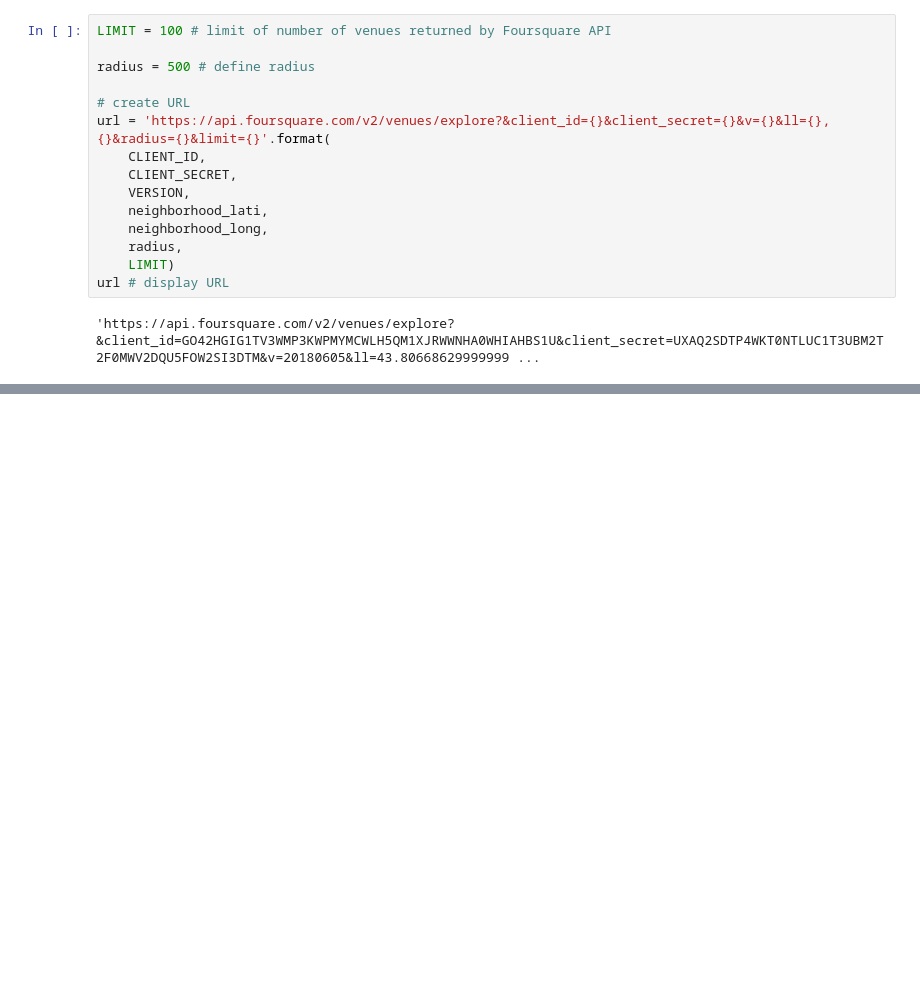
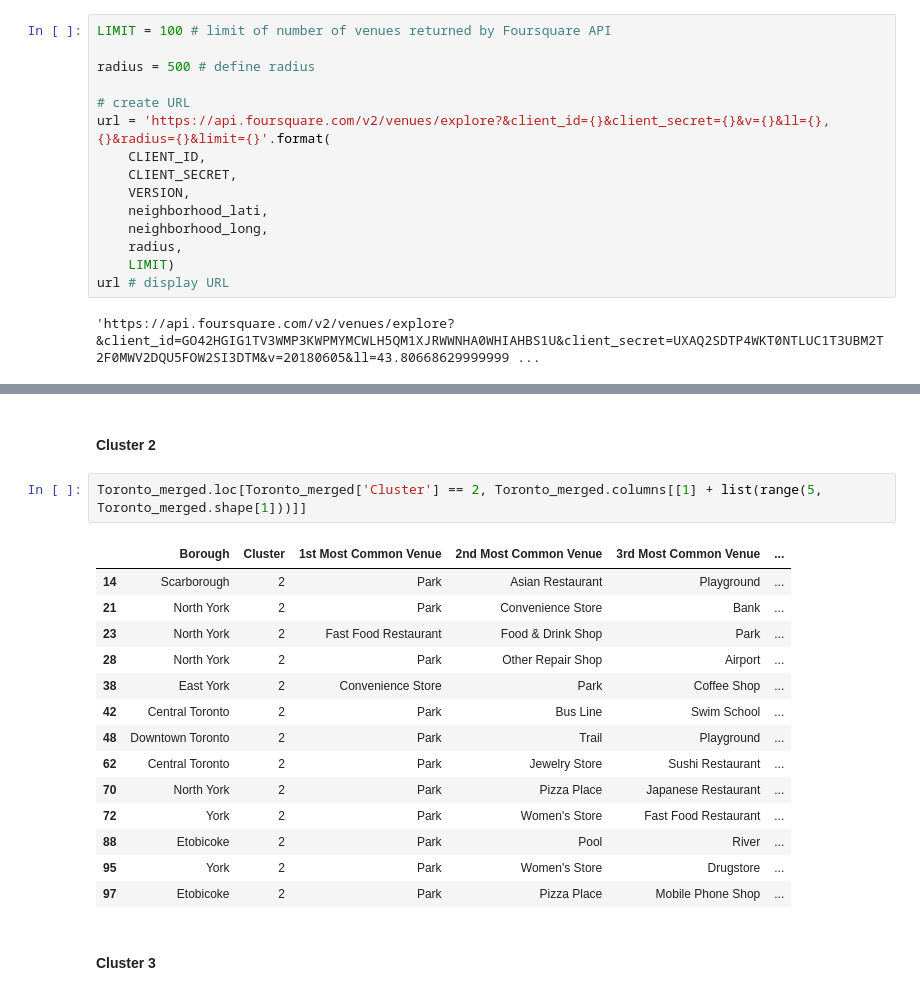
Before and after one commit to DianaTejeda/Capstone_W3, a Jupyter notebook: Coursera - Week 3 - Toronto Project - Part 3.ipynb, the cells around one changed output, grey strips where cells are left out. Saved outputs shown, nothing was run; the diff lists cells and outputs as text; blank space fills up the shorter version.

```diff
--- a/Coursera - Week 3 - Toronto Project - Part 3.ipynb
+++ b/Coursera - Week 3 - Toronto Project - Part 3.ipynb
@@ -285,0 +658,21 @@ Toronto_map
+# %% [markdown]
+#### Cluster 2
+# %%
+Toronto_merged.loc[Toronto_merged['Cluster'] == 2, Toronto_merged.columns[[1] + list(range(5, Toronto_merged.shape[1]))]]
+# %% [output]
+|  | Borough | Cluster | 1st Most Common Venue | 2nd Most Common Venue | 3rd Most Common Venue | ... |
+| 14 | Scarborough | 2 | Park | Asian Restaurant | Playground | ... |
+| 21 | North York | 2 | Park | Convenience Store | Bank | ... |
+| 23 | North York | 2 | Fast Food Restaurant | Food & Drink Shop | Park | ... |
+| 28 | North York | 2 | Park | Other Repair Shop | Airport | ... |
+| 38 | East York | 2 | Convenience Store | Park | Coffee Shop | ... |
+| 42 | Central Toronto | 2 | Park | Bus Line | Swim School | ... |
+| 48 | Downtown Toronto | 2 | Park | Trail | Playground | ... |
+| 62 | Central Toronto | 2 | Park | Jewelry Store | Sushi Restaurant | ... |
+| 70 | North York | 2 | Park | Pizza Place | Japanese Restaurant | ... |
+| 72 | York | 2 | Park | Women's Store | Fast Food Restaurant | ... |
+| 88 | Etobicoke | 2 | Park | Pool | River | ... |
+| 95 | York | 2 | Park | Women's Store | Drugstore | ... |
+| 97 | Etobicoke | 2 | Park | Pizza Place | Mobile Phone Shop | ... |
+# %% [markdown]
+#### Cluster 3
```
Also changed, not shown: parts of 63 cells of this notebook.
